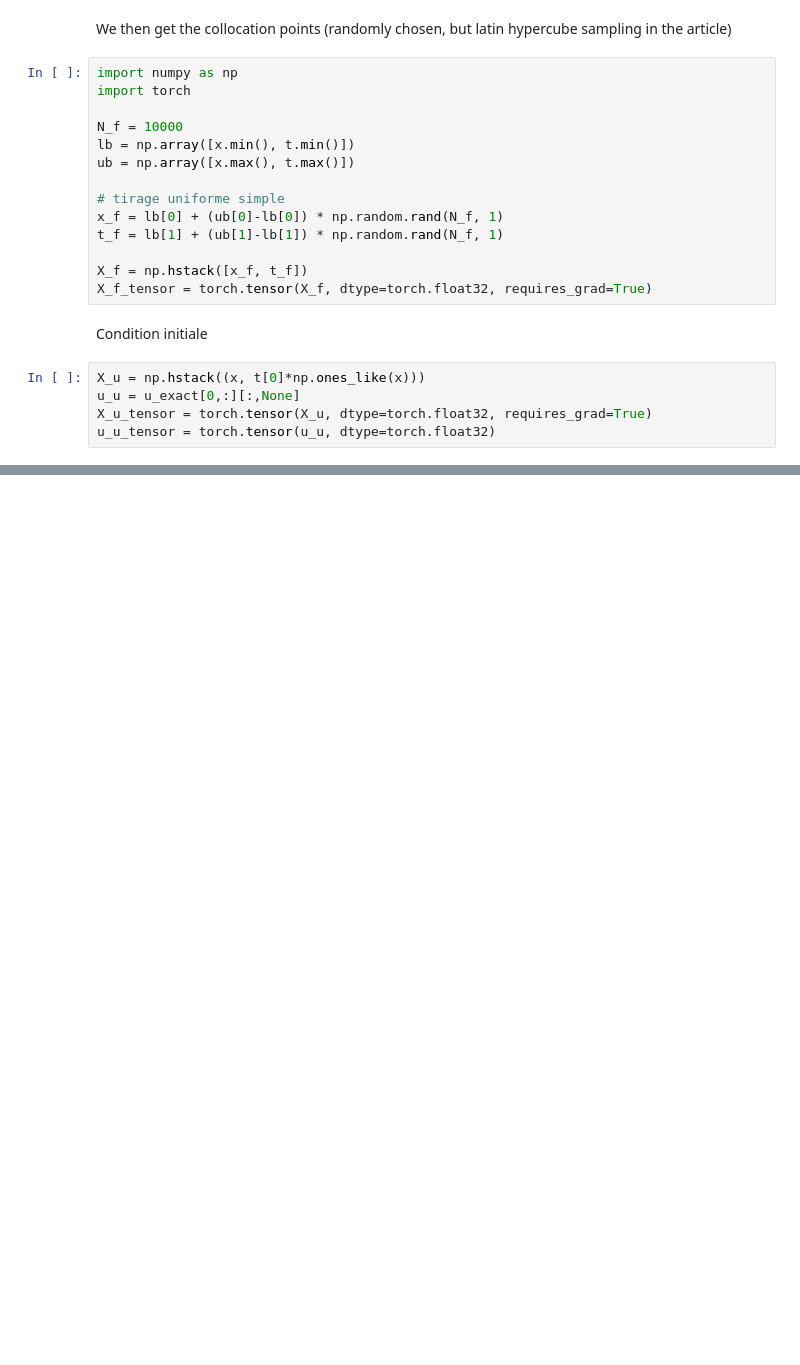
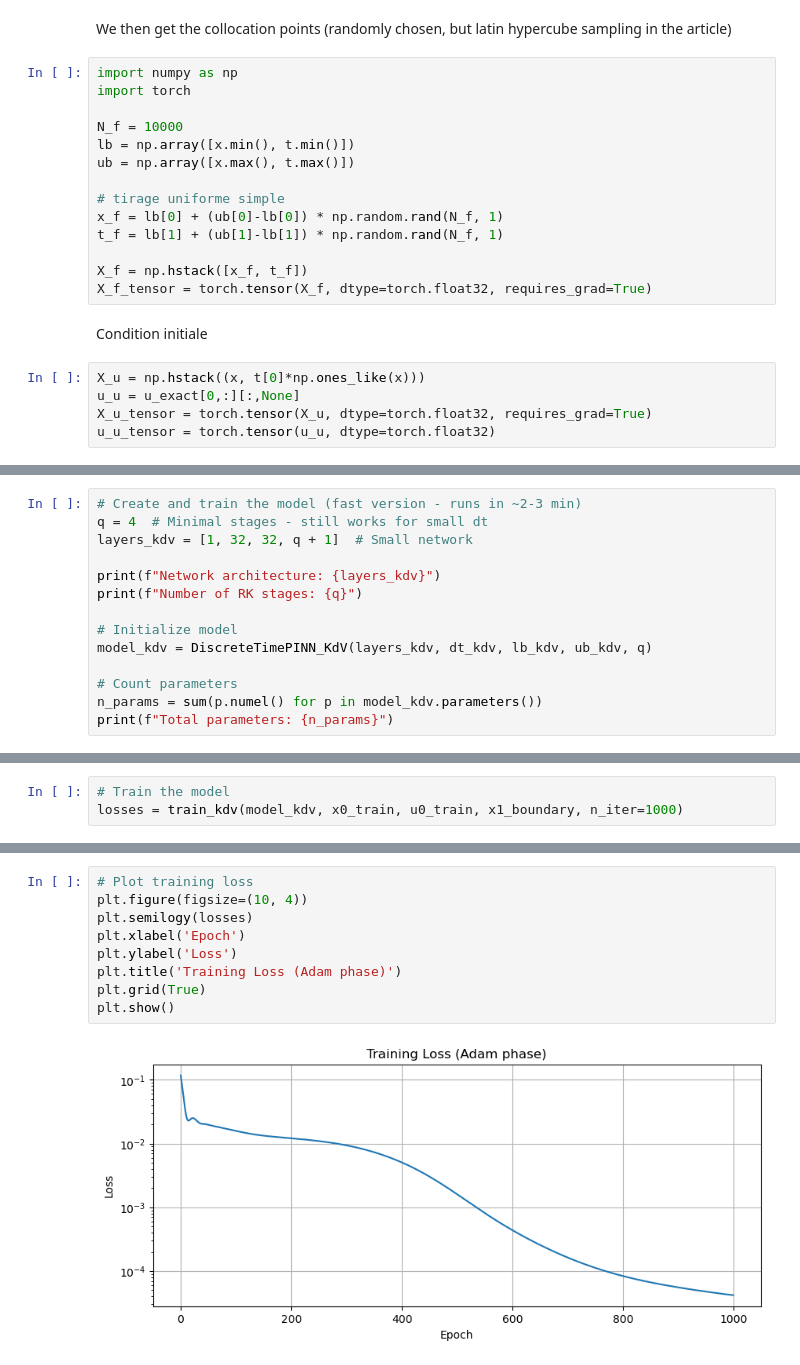
Before and after one commit to ayoub-dhibi-ENSL/pinn_review, a Jupyter notebook: notes.ipynb, the cells around one changed output, grey strips where cells are left out. Cells and saved outputs as stored; diff of their text form; blank space fills up the shorter version.

```diff
--- a/notes.ipynb
+++ b/notes.ipynb
@@ -471,0 +793,14 @@ plt.show()
+# %%
+# Create and train the model (fast version - runs in ~2-3 min)
+q = 4  # Minimal stages - still works for small dt
+layers_kdv = [1, 32, 32, q + 1]  # Small network
+
+print(f"Network architecture: {layers_kdv}")
+print(f"Number of RK stages: {q}")
+
+# Initialize model
+model_kdv = DiscreteTimePINN_KdV(layers_kdv, dt_kdv, lb_kdv, ub_kdv, q)
+
+# Count parameters
+n_params = sum(p.numel() for p in model_kdv.parameters())
+print(f"Total parameters: {n_params}")
@@ -471,0 +811,3 @@ plt.show()
+# %%
+# Train the model
+losses = train_kdv(model_kdv, x0_train, u0_train, x1_boundary, n_iter=1000)
@@ -471,0 +822,11 @@ plt.show()
+# %%
+# Plot training loss
+plt.figure(figsize=(10, 4))
+plt.semilogy(losses)
+plt.xlabel('Epoch')
+plt.ylabel('Loss')
+plt.title('Training Loss (Adam phase)')
+plt.grid(True)
+plt.show()
+# %% [output]
+[figure, added]
```
Also changed, not shown: parts of 26 cells of this notebook.
